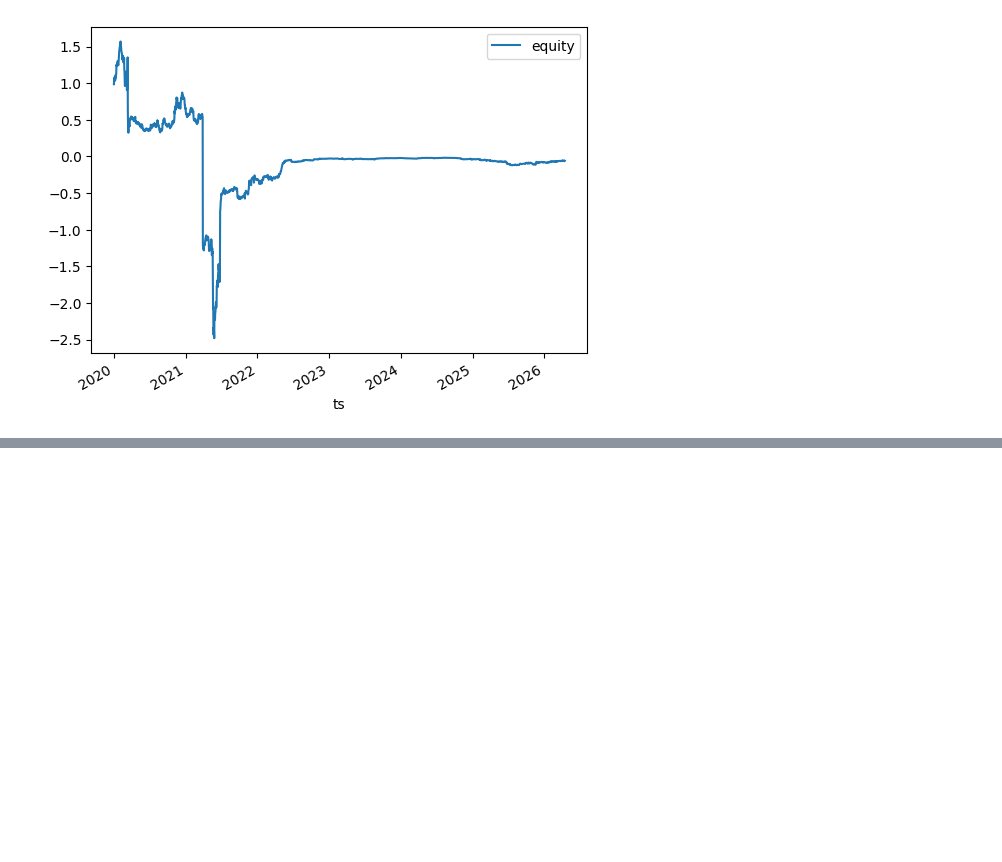
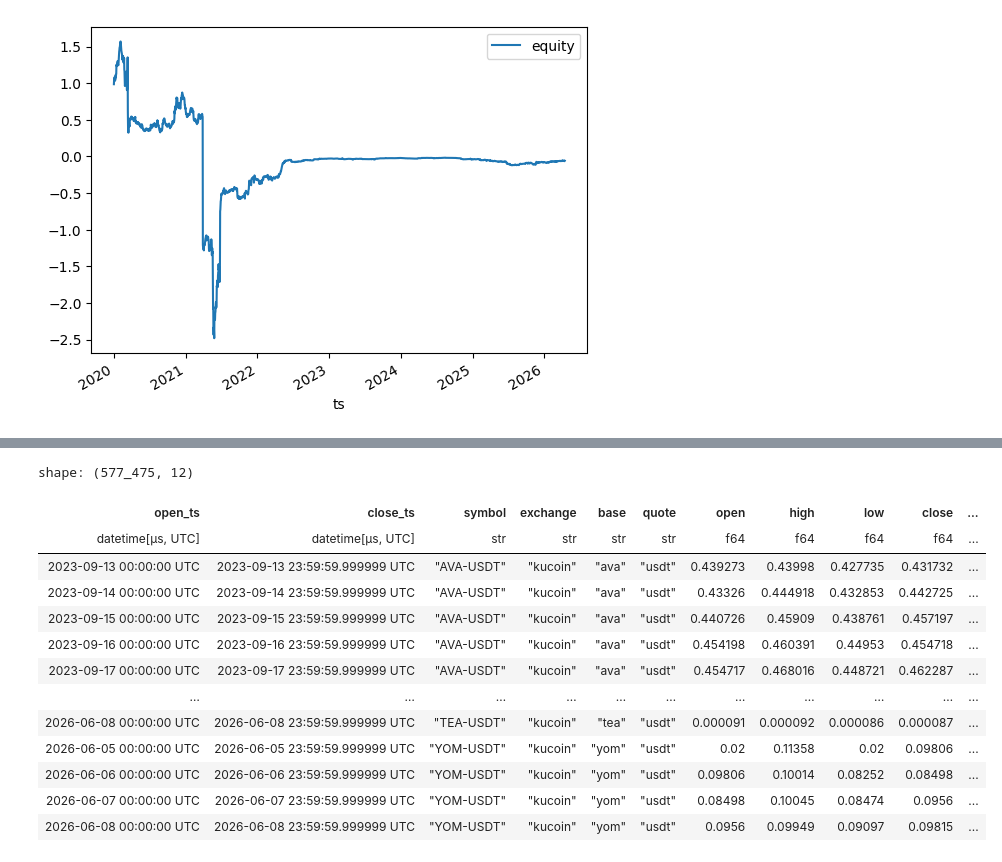
Before and after one commit to flanfly/studies, a Jupyter notebook: scratchpad.ipynb, the cells around one changed output, grey strips where cells are left out. Drawn from its saved outputs; the diff is of its cells as text; code cells hidden in the pictures; blank space fills up the shorter version.

```diff
--- a/scratchpad.ipynb
+++ b/scratchpad.ipynb
@@ -1849,0 +2135,18 @@ import polars as pl
+# %%
+import polars as pl
+pl.read_parquet('live/klines.parquet').filter(pl.col('exchange') == 'kucoin')
+# %% [output]
+shape: (577_475, 12)
+| open_ts | close_ts | symbol | exchange | base | quote | open | high | low | close | ... |
+| datetime[μs, UTC] | datetime[μs, UTC] | str | str | str | str | f64 | f64 | f64 | f64 | ... |
+| 2023-09-13 00:00:00 UTC | 2023-09-13 23:59:59.999999 UTC | "AVA-USDT" | "kucoin" | "ava" | "usdt" | 0.439273 | 0.43998 | 0.427735 | 0.431732 | ... |
+| 2023-09-14 00:00:00 UTC | 2023-09-14 23:59:59.999999 UTC | "AVA-USDT" | "kucoin" | "ava" | "usdt" | 0.43326 | 0.444918 | 0.432853 | 0.442725 | ... |
+| 2023-09-15 00:00:00 UTC | 2023-09-15 23:59:59.999999 UTC | "AVA-USDT" | "kucoin" | "ava" | "usdt" | 0.440726 | 0.45909 | 0.438761 | 0.457197 | ... |
+| 2023-09-16 00:00:00 UTC | 2023-09-16 23:59:59.999999 UTC | "AVA-USDT" | "kucoin" | "ava" | "usdt" | 0.454198 | 0.460391 | 0.44953 | 0.454718 | ... |
+| 2023-09-17 00:00:00 UTC | 2023-09-17 23:59:59.999999 UTC | "AVA-USDT" | "kucoin" | "ava" | "usdt" | 0.454717 | 0.468016 | 0.448721 | 0.462287 | ... |
+| … | … | … | … | … | … | … | … | … | … | ... |
+| 2026-06-08 00:00:00 UTC | 2026-06-08 23:59:59.999999 UTC | "TEA-USDT" | "kucoin" | "tea" | "usdt" | 0.000091 | 0.000092 | 0.000086 | 0.000087 | ... |
+| 2026-06-05 00:00:00 UTC | 2026-06-05 23:59:59.999999 UTC | "YOM-USDT" | "kucoin" | "yom" | "usdt" | 0.02 | 0.11358 | 0.02 | 0.09806 | ... |
+| 2026-06-06 00:00:00 UTC | 2026-06-06 23:59:59.999999 UTC | "YOM-USDT" | "kucoin" | "yom" | "usdt" | 0.09806 | 0.10014 | 0.08252 | 0.08498 | ... |
+| 2026-06-07 00:00:00 UTC | 2026-06-07 23:59:59.999999 UTC | "YOM-USDT" | "kucoin" | "yom" | "usdt" | 0.08498 | 0.10045 | 0.08474 | 0.0956 | ... |
+| 2026-06-08 00:00:00 UTC | 2026-06-08 23:59:59.999999 UTC | "YOM-USDT" | "kucoin" | "yom" | "usdt" | 0.0956 | 0.09949 | 0.09097 | 0.09815 | ... |
```
Also changed, not shown: parts of 10 cells of this notebook, 1 other file.
